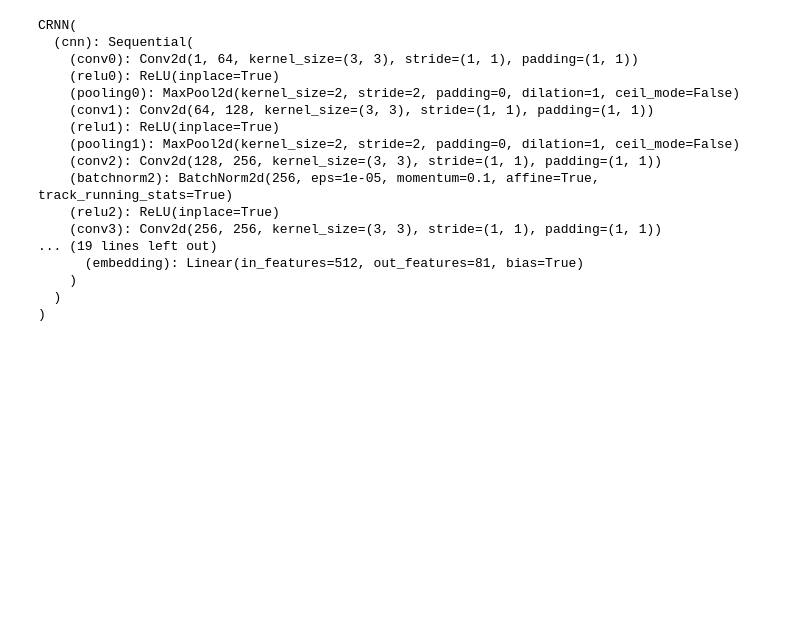
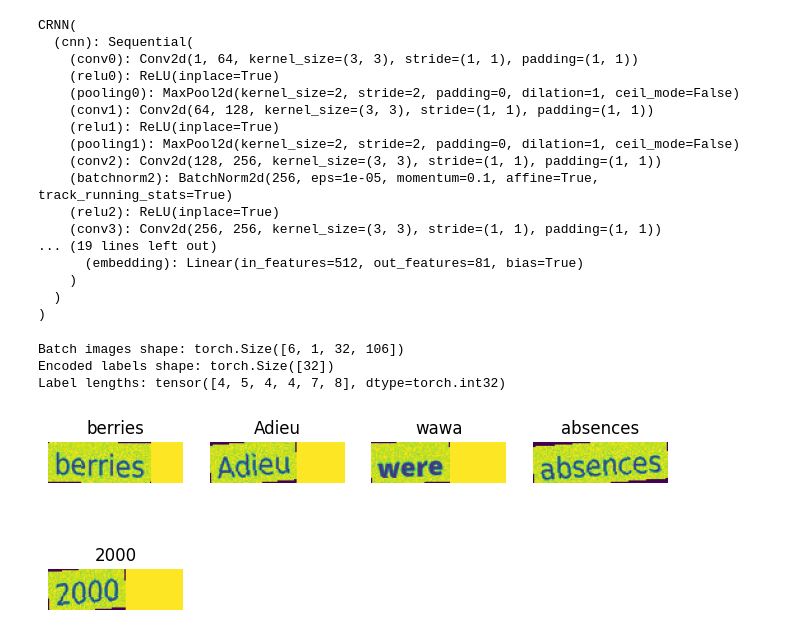
Before and after one commit to Sauravroy34/get_the_text, a Jupyter notebook: main.ipynb, the cells around one changed output. Drawn from its saved outputs; the diff is of its cells as text; code cells hidden in the pictures; blank space fills up the shorter version.

```diff
--- a/main.ipynb
+++ b/main.ipynb
@@ -305,3 +306,74 @@ CRNN(
     )
   )
 )
+# %%
+test_dir = "/home/saurav/Desktop/Get_The_Text/data/test"
+test_dataset = Ocr_Dataset(test_dir)
+
+test_dataloader = DataLoader(
+    dataset=test_dataset,
+    batch_size=32,
+    shuffle=True,
+    num_workers=4,
+    pin_memory=True,
+    collate_fn=SynthCollator()
+)
+for batch in test_dataloader:
+    images = batch['img']  # (batch_size, 1, H, max_width)
+    labels = batch['label']  # Encoded labels tensor
+    label_lengths = batch['label_lengths']  # Tensor of label lengths
+    print(f"Batch images shape: {images.shape}")
+    print(f"Encoded labels shape: {labels.shape}")
+    print(f"Label lengths: {label_lengths}")
+    break
+# %% [output]
+Batch images shape: torch.Size([6, 1, 32, 106])
+Encoded labels shape: torch.Size([32])
+Label lengths: tensor([4, 5, 4, 4, 7, 8], dtype=torch.int32)
+# %%
+device = torch.device("cuda:0" if torch.cuda.is_available() else "cpu")
+def get_accuracy():
+
+    model = test_model_
+    model.eval()
+    converter = OCRLabelConverter(alphabet)
+
+    labels, predictions, images = [], [], []
+    with torch.no_grad():
+        for iteration, batch in enumerate(test_dataloader):
+            input_, targets = batch['img'].to(device), batch['label']
+            images.extend(input_.squeeze().detach())
+            labels.extend(targets)
+            targets = batch['label']
+            logits = model(input_).transpose(1, 0)
+            logits = torch.nn.functional.log_softmax(logits, 2)
+            logits = logits.contiguous().cpu()
+            T, B, H = logits.size()
+            pred_sizes = torch.LongTensor([T for i in range(B)])
+            probs, pos = logits.max(2)
+            pos = pos.transpose(1, 0).contiguous().view(-1)
+            sim_preds = converter.decode(pos.data, pred_sizes.data, raw=False)
+            predictions.extend(sim_preds)
+
+#make_grid(images[:10], nrow=2)
+    fig=plt.figure(figsize=(8, 8))
+    columns = 4
+    rows = 5
+    pairs = list(zip(images, predictions))
+    indices = np.random.permutation(len(pairs))
+    for i in range(1, columns*rows +1):
+        img = images[indices[i]]
+        img = (img - img.min())/(img.max() - img.min())
+        img = np.array(img * 255.0, dtype=np.uint8)
+        fig.add_subplot(rows, columns, i)
+        plt.title(predictions[indices[i]])
+        plt.axis('off')
+        plt.imshow(img)
+    plt.show()
+# %%
+try:
+    get_accuracy()
+except:
+    pass
+# %% [output]
+[figure, added]
```
Also changed, not shown: parts of 5 cells of this notebook, 2 other files.
